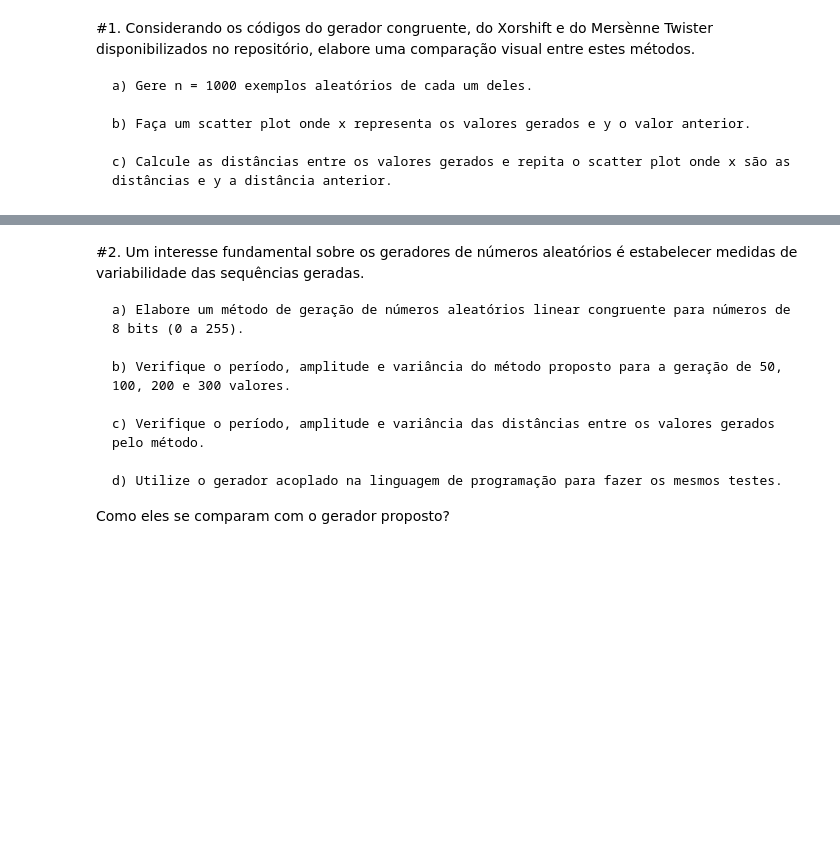
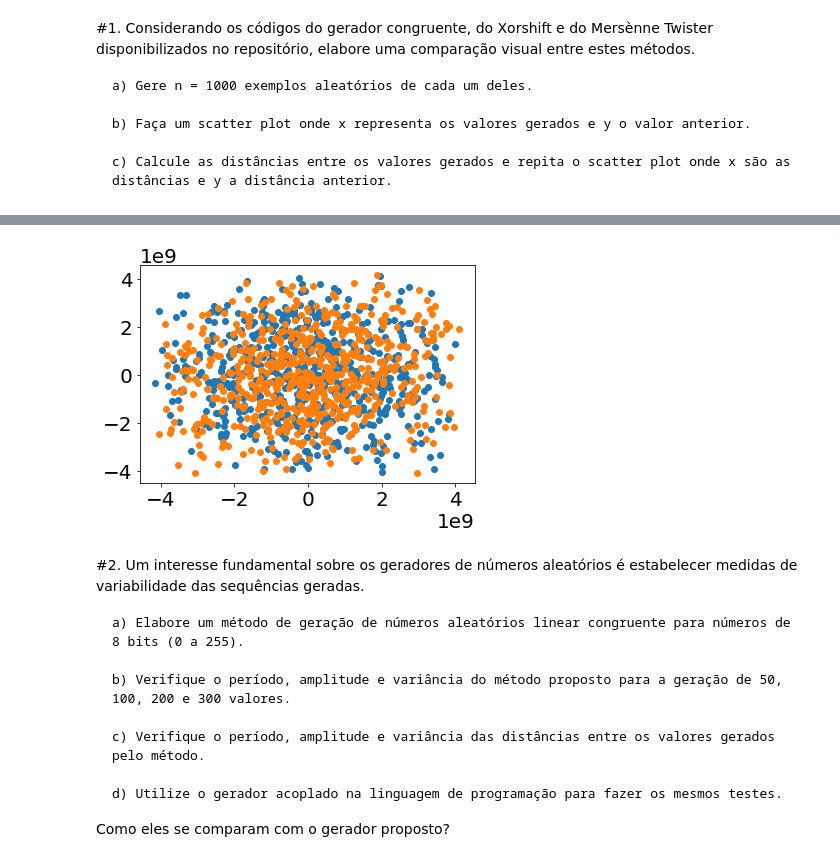
Before and after one commit to Joab-S/SimulacaoEstocasticaUFC, a Jupyter notebook: Lista01_SimulacaoEstocastica.ipynb, the cells around one changed output, grey strips where cells are left out. Cells and saved outputs as stored; diff of their text form; code cells hidden in the pictures; blank space fills up the shorter version.

```diff
--- a/Lista01_SimulacaoEstocastica.ipynb
+++ b/Lista01_SimulacaoEstocastica.ipynb
@@ -92,3 +108,37 @@ for i in range(1000):
+# %%
+# item b)
+
+r = xorshift128()
+mt_seed(88675123)
+
+x_Xor, y_Xor = [], []
+x_Mer, y_Mer = [], []
+
+for i in range(1000):
+  x_Mer.append(extract_number())
+  y_Mer.append(extract_number())
+
+  x_Xor.append(r())
+  y_Xor.append(r())
+
+distanceXmer, distanceYmer = [], []
+distanceXxor, distanceYxor = [], []
+
+for i in range(n):
+  if i != 0:
+    distanceXmer.append(x_Mer[i] - x_Mer[i-1])
+    distanceYmer.append(y_Mer[i] - y_Mer[i-1])
+    distanceXxor.append(x_Xor[i] - x_Xor[i-1])
+    distanceYxor.append(y_Xor[i] - y_Xor[i-1])
+
+
+import matplotlib.pyplot as plt
+
+plt.scatter(distanceXxor, distanceYxor)
+plt.scatter(distanceXmer, distanceYmer)
+plt.show()
+# %% [output]
+[figure, added]
 # %% [markdown]
 #2. Um interesse fundamental sobre os geradores de números aleatórios é estabelecer medidas de variabilidade das sequências geradas.
 
```
Also changed, not shown: parts of 4 cells of this notebook.
